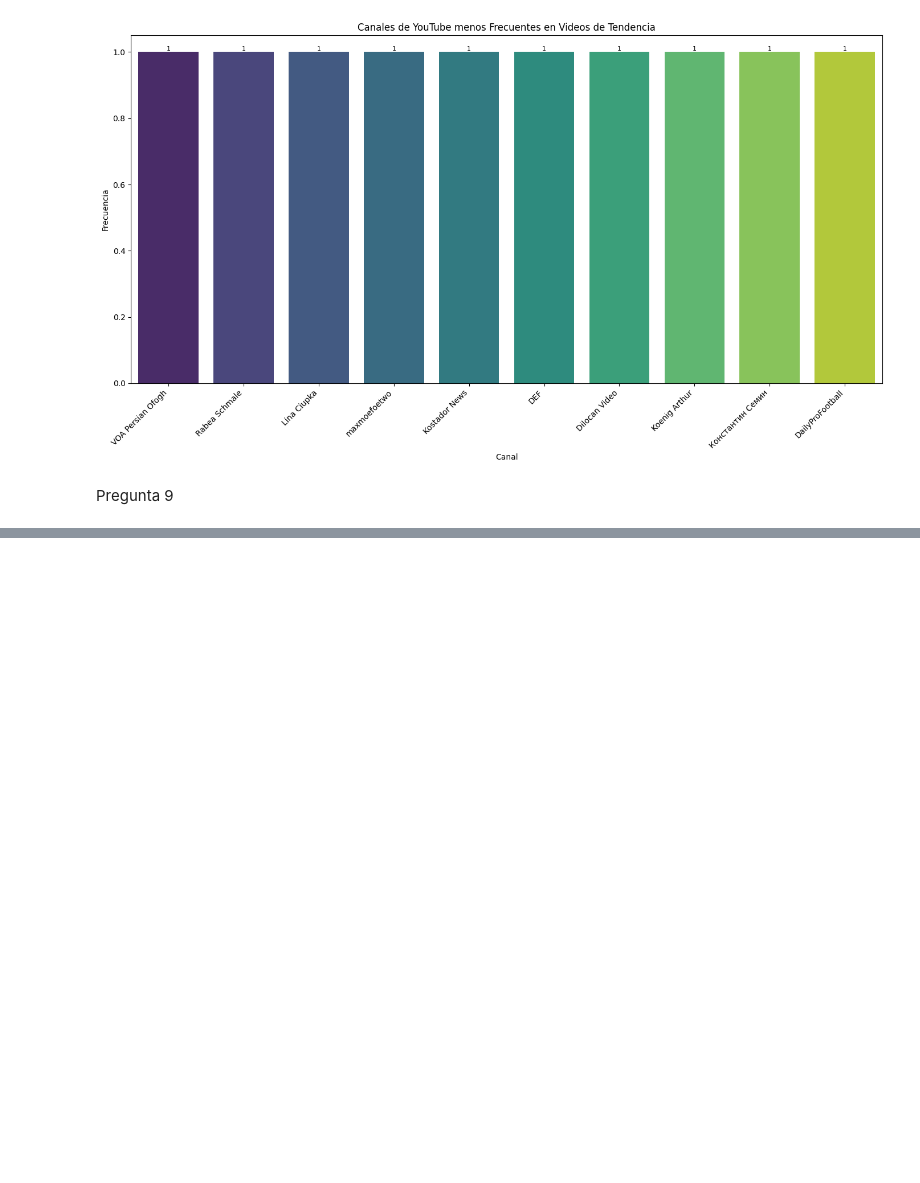
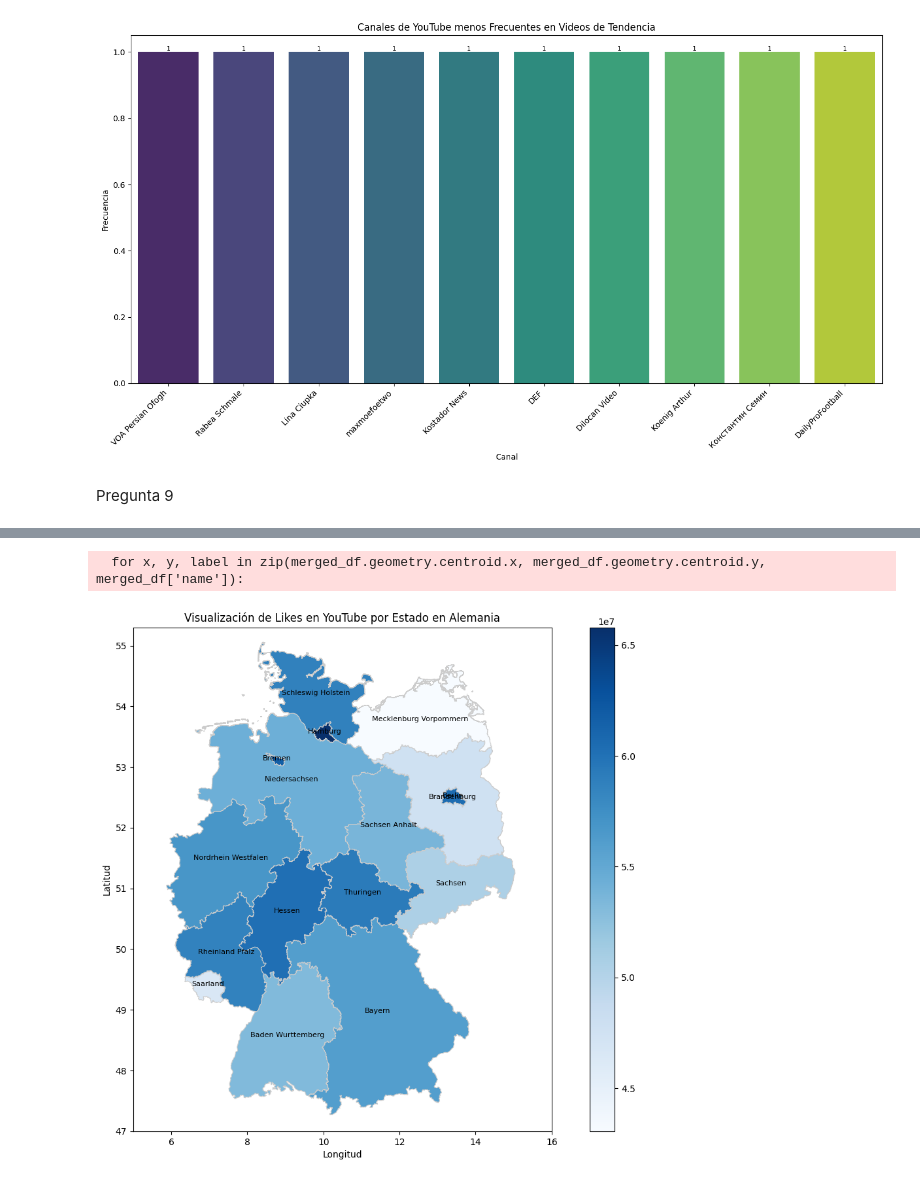
Before and after one commit to RenatoVA/FDS-2023-2-CC51, a Jupyter notebook: code/eda_analisis.ipynb, the cells around one changed output, grey strips where cells are left out. Cells and saved outputs as stored; diff of their text form; code cells hidden in the pictures; blank space fills up the shorter version.

```diff
--- a/code/eda_analisis.ipynb
+++ b/code/eda_analisis.ipynb
@@ -236,0 +228,18 @@ plt.show()
+# %%
+fig, ax = plt.subplots(1, 1, figsize=(15, 10))
+merged_df.plot(column='likes', cmap='Blues', linewidth=0.8, ax=ax, edgecolor='0.8', legend=True)
+
+for x, y, label in zip(merged_df.geometry.centroid.x, merged_df.geometry.centroid.y, merged_df['name']):
+    ax.text(x, y, label, fontsize=8, ha='center')
+
+ax.set_xlim(5, 16)
+ax.set_ylim(47, 55.3)
+
+ax.set_title('Visualización de Likes en YouTube por Estado en Alemania')
+ax.set_xlabel('Longitud')
+ax.set_ylabel('Latitud')
+
+plt.show()
+# %% [output]
+  for x, y, label in zip(merged_df.geometry.centroid.x, merged_df.geometry.centroid.y, merged_df['name']):
+[figure, added]
```
Also changed, not shown: parts of 6 cells of this notebook, 1 other file.
